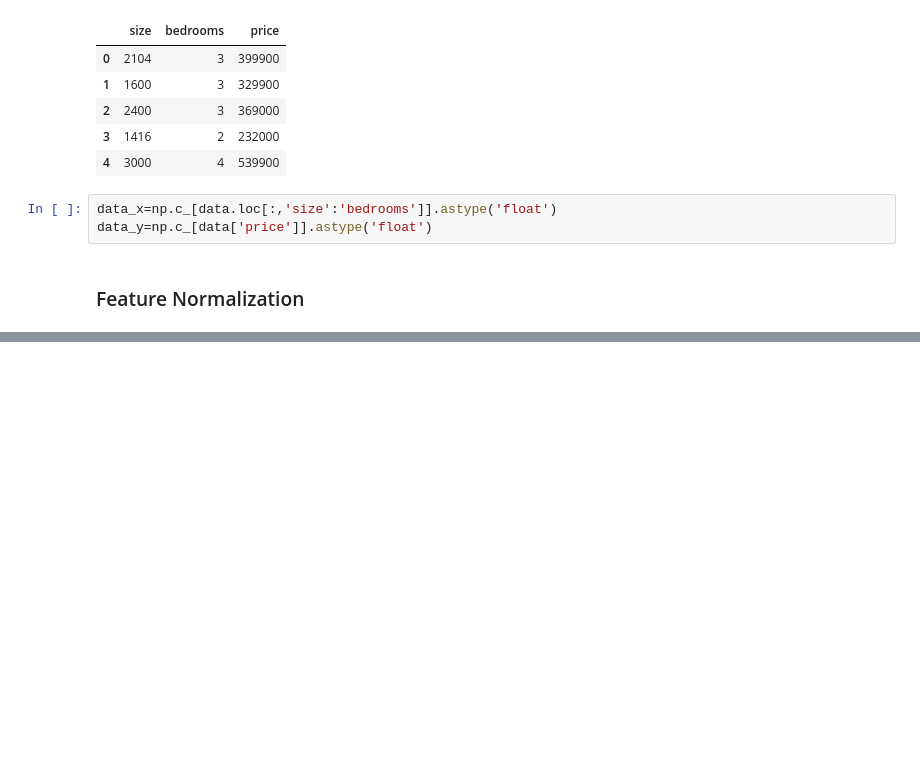
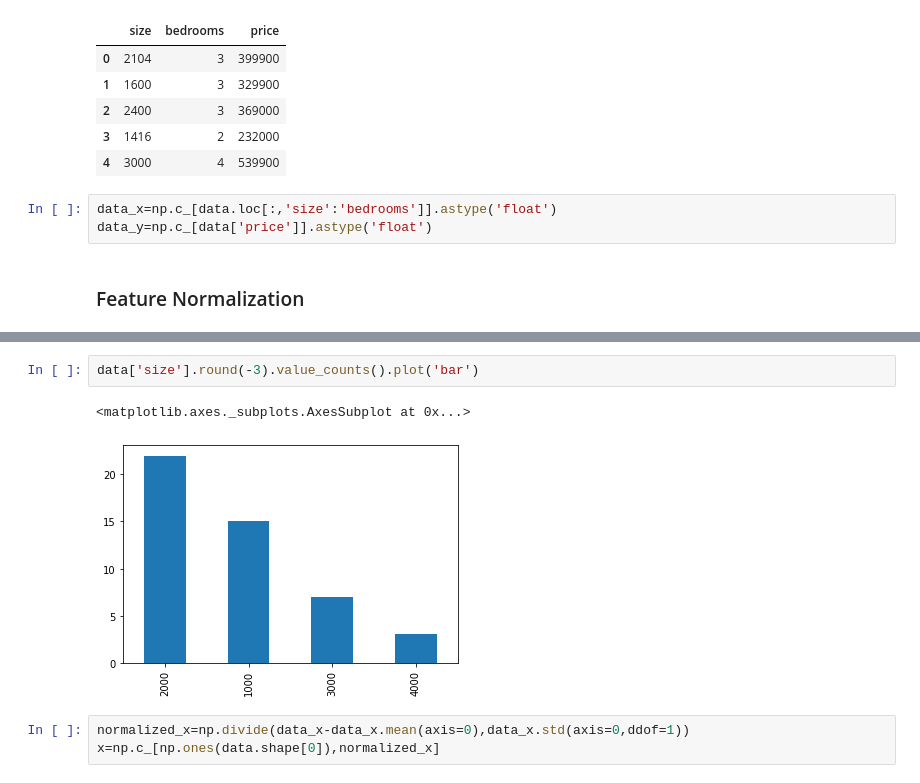
Before and after one commit to mina-parham/Coursera-MachineLearning-AndrewNg, a Jupyter notebook: exercise1/Exercise 1-Linear Regression.ipynb, the cells around one changed output, grey strips where cells are left out. Cells and saved outputs as stored; diff of their text form; blank space fills up the shorter version.

```diff
--- a/exercise1/Exercise 1-Linear Regression.ipynb
+++ b/exercise1/Exercise 1-Linear Regression.ipynb
@@ -98,0 +105,8 @@ data_y=np.c_[data['price']].astype('float')
+# %%
+data['size'].round(-3).value_counts().plot('bar')
+# %% [output]
+<matplotlib.axes._subplots.AxesSubplot at 0x...>
+[figure, added]
+# %%
+normalized_x=np.divide(data_x-data_x.mean(axis=0),data_x.std(axis=0,ddof=1))
+x=np.c_[np.ones(data.shape[0]),normalized_x]
```
Also changed, not shown: parts of 6 cells of this notebook.
